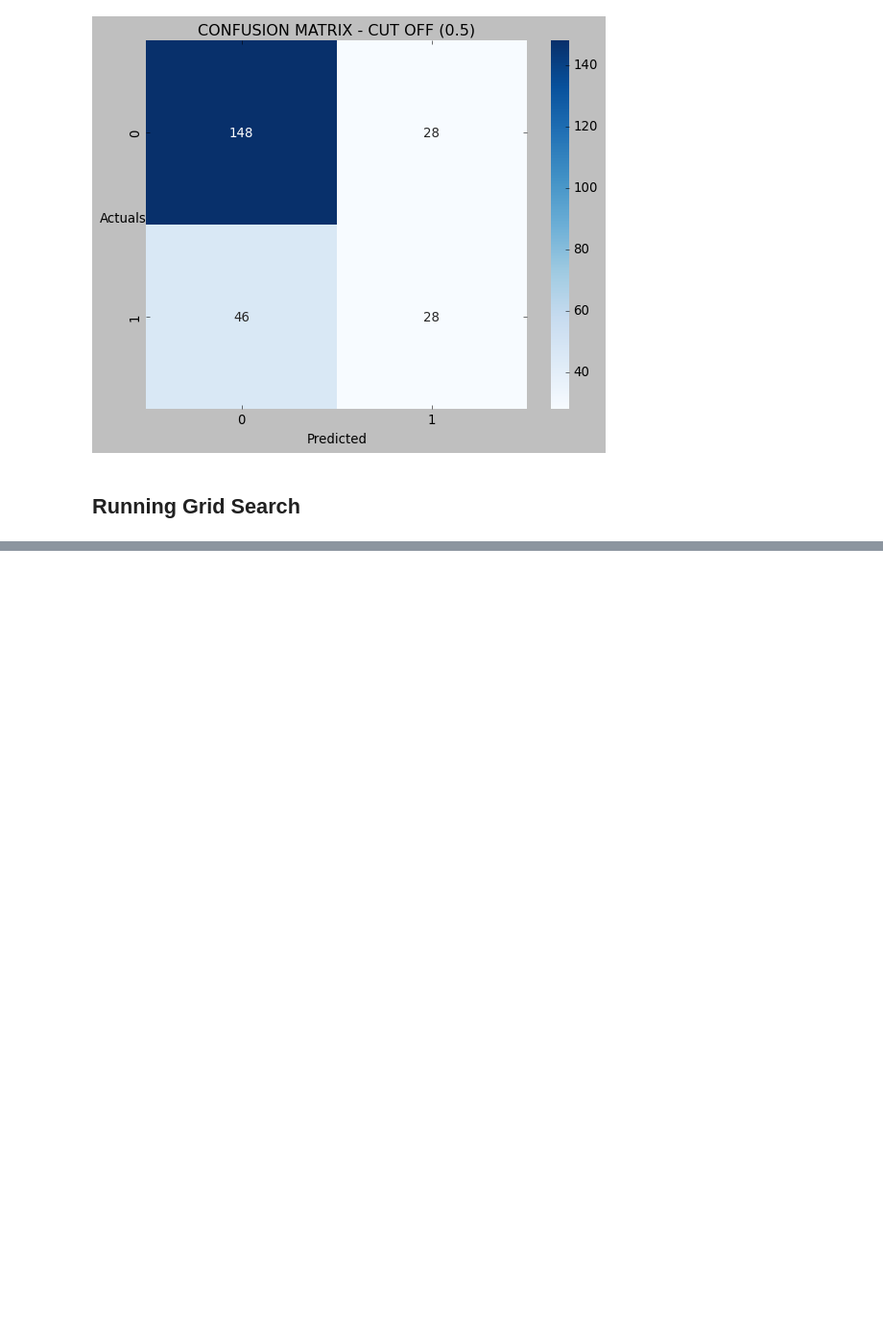
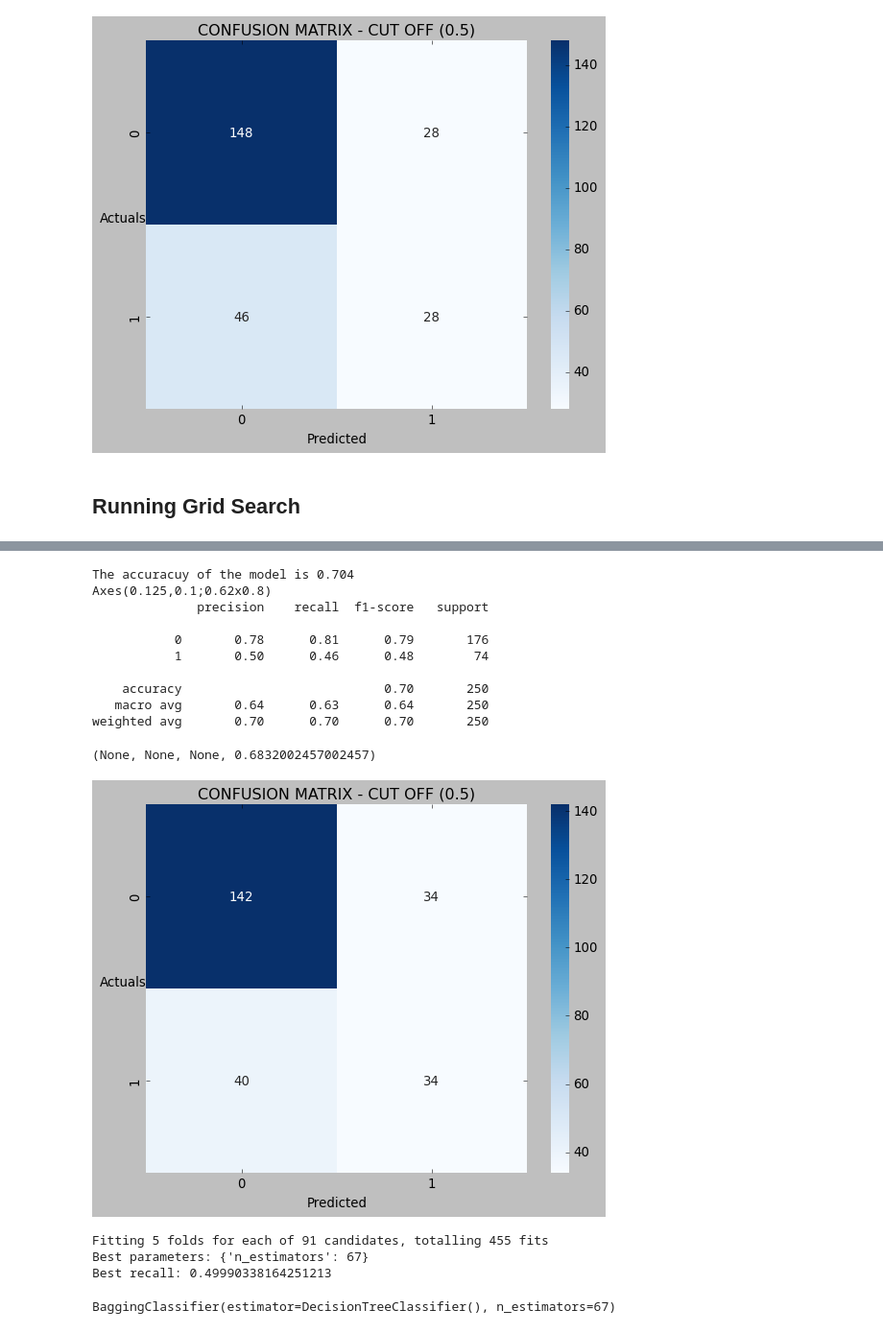
Before and after one commit to HitenDewangan/DataScience-AIML, a Jupyter notebook: Machine Learning/DecisionTree.ipynb, the cells around one changed output, grey strips where cells are left out. Shown at 96% size. Saved outputs shown, nothing was run; the diff lists cells and outputs as text; code cells hidden in the pictures; blank space fills up the shorter version.

```diff
--- a/Machine Learning/DecisionTree.ipynb
+++ b/Machine Learning/DecisionTree.ipynb
@@ -609,0 +636,50 @@ weighted avg       0.66      0.70      0.64       250
+# %%
+evaluate_test_model(bgcl)
+# %% [output]
+The accuracuy of the model is 0.704
+Axes(0.125,0.1;0.62x0.8)
+              precision    recall  f1-score   support
+
+           0       0.78      0.81      0.79       176
+           1       0.50      0.46      0.48        74
+
+    accuracy                           0.70       250
+   macro avg       0.64      0.63      0.64       250
+weighted avg       0.70      0.70      0.70       250
+(None, None, None, 0.6832002457002457)
+[figure, added]
+# %%
+### doing some changes in the code for bagging classifier >>>
+
+# Define the parameter grid
+param_grid = {
+    'n_estimators': range(10, 101)
+}
+
+# Instantiate the GridSearchCV object
+grid_search = GridSearchCV(
+    estimator= bgcl,  # The model to search over
+    param_grid=param_grid,              # The parameter grid
+    scoring='recall',                   # The evaluation metric to optimise(you can change this)
+    cv=5,                              # Number of cross-validation folds
+    verbose=1,                           # Verbosity level (optional), displays progress
+    n_jobs=-1                           # Use all available cores (optional)
+)
+
+# Perform the grid search
+grid_search.fit(X_train, Y_train)  # Replace X_train, y_train with your data
+
+# Best parameters and best score
+print("Best parameters:", grid_search.best_params_)
+print("Best recall:", grid_search.best_score_)
+
+# Best model
+best_model = grid_search.best_estimator_
+# %% [output]
+Fitting 5 folds for each of 91 candidates, totalling 455 fits
+Best parameters: {'n_estimators': 67}
+Best recall: 0.49990338164251213
+# %%
+best_model
+# %% [output]
+BaggingClassifier(estimator=DecisionTreeClassifier(), n_estimators=67)
```
Also changed, not shown: parts of 19 cells of this notebook, 2 other files.
